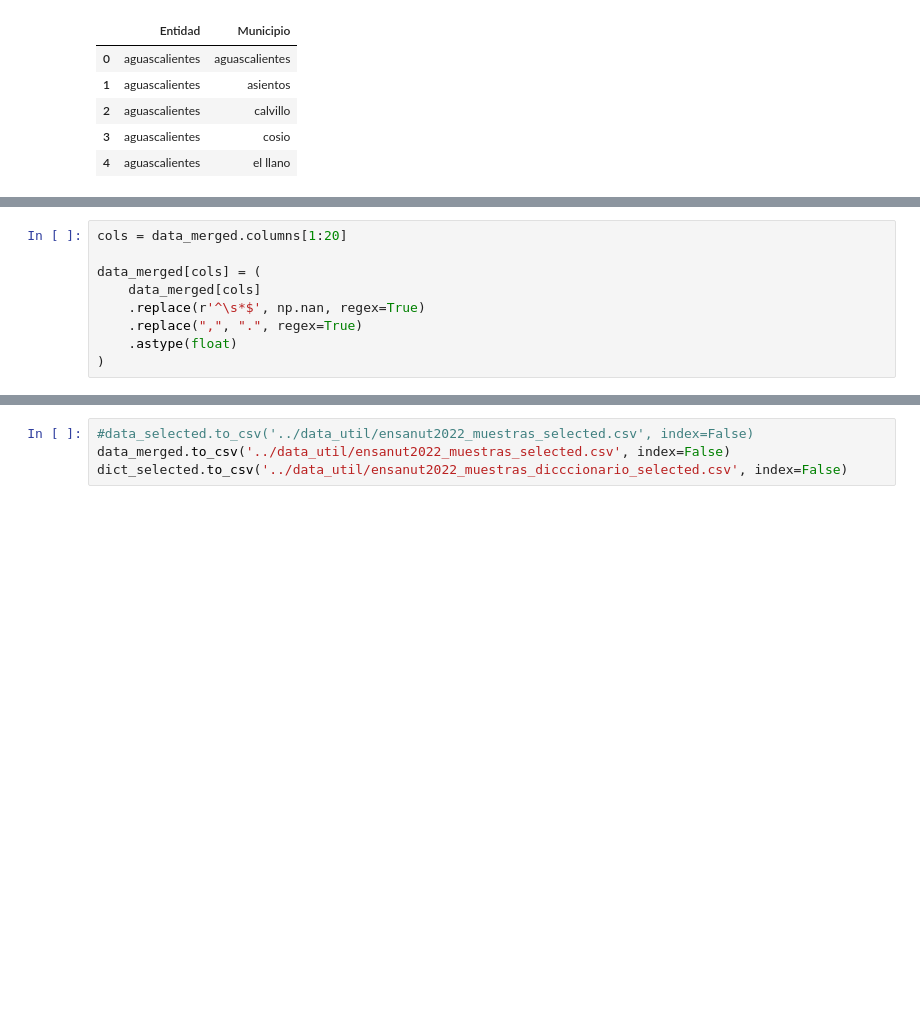
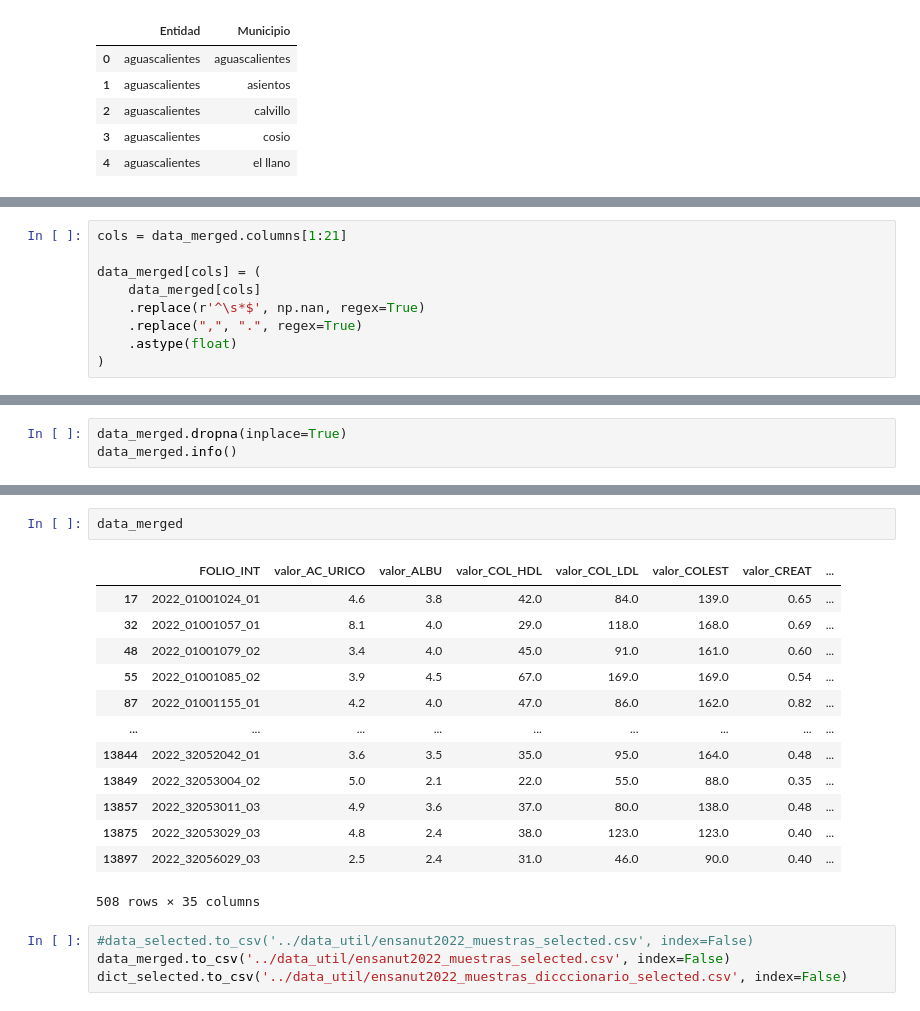
Before and after one commit to Gusty5/RBG_Contaminaci-nAmbientalYSalud, a Jupyter notebook: notebooks/ExploracionMedica.ipynb, the cells around one changed output, grey strips where cells are left out. Saved outputs shown, nothing was run; the diff lists cells and outputs as text; blank space fills up the shorter version.

```diff
--- a/notebooks/ExploracionMedica.ipynb
+++ b/notebooks/ExploracionMedica.ipynb
@@ -457,5 +457,5 @@ memory usage: 3.6+ MB
 # %%
-cols = data_merged.columns[1:20]
+cols = data_merged.columns[1:21]
 
 data_merged[cols] = (
     data_merged[cols]
@@ -485,0 +486,3 @@ memory usage: 3.6+ MB
+# %%
+data_merged.dropna(inplace=True)
+data_merged.info()
@@ -486,3 +507,19 @@ memory usage: 3.6+ MB
+# %%
+data_merged
+# %% [output]
+|  | FOLIO_INT | valor_AC_URICO | valor_ALBU | valor_COL_HDL | valor_COL_LDL | valor_COLEST | valor_CREAT | ... |
+| 17 | 2022_01001024_01 | 4.6 | 3.8 | 42.0 | 84.0 | 139.0 | 0.65 | ... |
+| 32 | 2022_01001057_01 | 8.1 | 4.0 | 29.0 | 118.0 | 168.0 | 0.69 | ... |
+| 48 | 2022_01001079_02 | 3.4 | 4.0 | 45.0 | 91.0 | 161.0 | 0.60 | ... |
+| 55 | 2022_01001085_02 | 3.9 | 4.5 | 67.0 | 169.0 | 169.0 | 0.54 | ... |
+| 87 | 2022_01001155_01 | 4.2 | 4.0 | 47.0 | 86.0 | 162.0 | 0.82 | ... |
+| ... | ... | ... | ... | ... | ... | ... | ... | ... |
+| 13844 | 2022_32052042_01 | 3.6 | 3.5 | 35.0 | 95.0 | 164.0 | 0.48 | ... |
+| 13849 | 2022_32053004_02 | 5.0 | 2.1 | 22.0 | 55.0 | 88.0 | 0.35 | ... |
+| 13857 | 2022_32053011_03 | 4.9 | 3.6 | 37.0 | 80.0 | 138.0 | 0.48 | ... |
+| 13875 | 2022_32053029_03 | 4.8 | 2.4 | 38.0 | 123.0 | 123.0 | 0.40 | ... |
+| 13897 | 2022_32056029_03 | 2.5 | 2.4 | 31.0 | 46.0 | 90.0 | 0.40 | ... |
+508 rows × 35 columns
 # %%
 #data_selected.to_csv('../data_util/ensanut2022_muestras_selected.csv', index=False)
 data_merged.to_csv('../data_util/ensanut2022_muestras_selected.csv', index=False)
```
Also changed, not shown: parts of 9 cells of this notebook, 2 other files.
